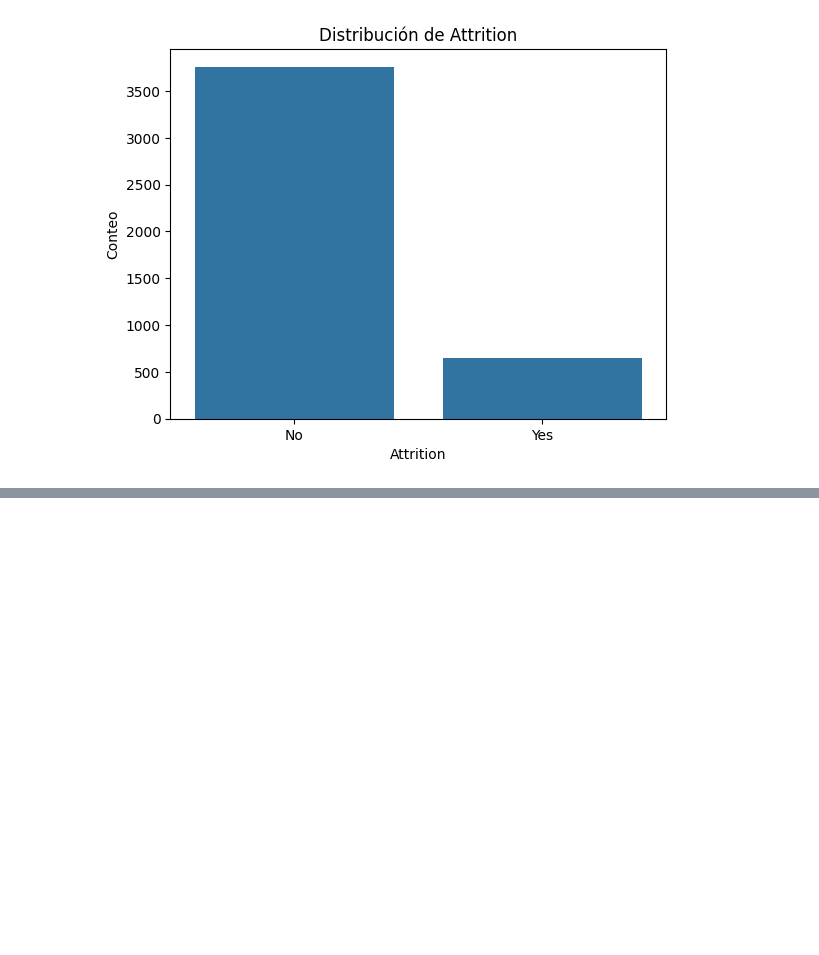
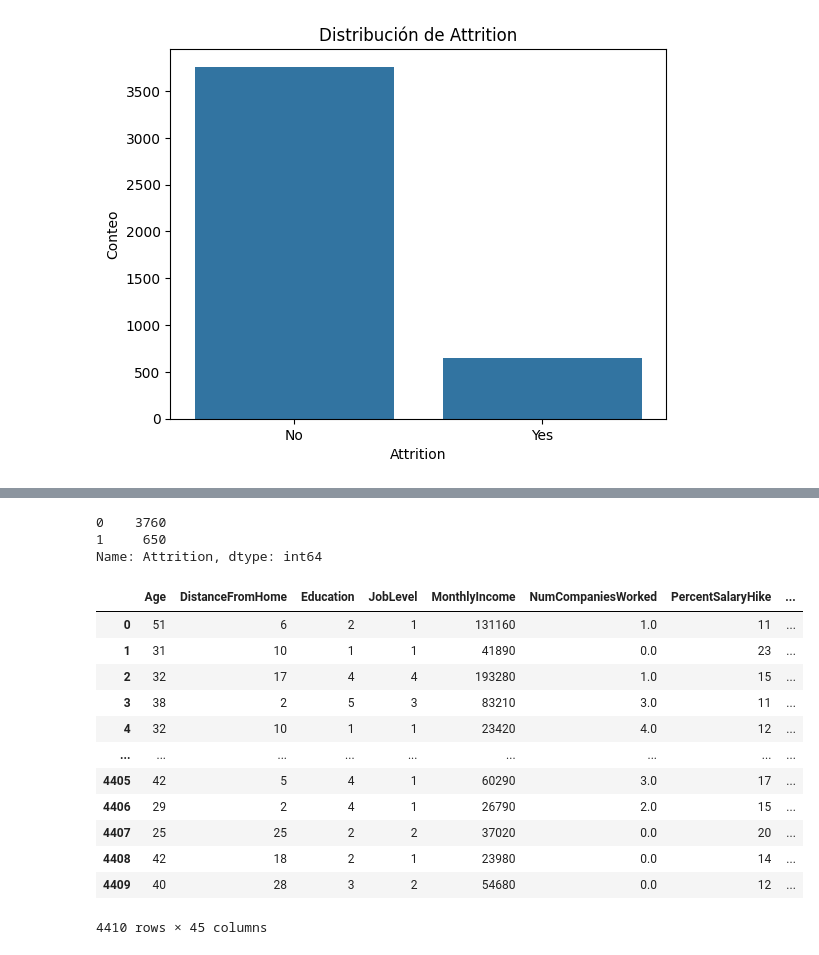
Before and after one commit to Laurahg22/Trabajo-analitica-RH, a Jupyter notebook: c_exploracion.ipynb, the cells around one changed output, grey strips where cells are left out. Saved outputs shown, nothing was run; the diff lists cells and outputs as text; code cells hidden in the pictures; blank space fills up the shorter version.

```diff
--- a/c_exploracion.ipynb
+++ b/c_exploracion.ipynb
@@ -216,0 +310,25 @@ plt.show()  # Mostrar el gráfico
+# %%
+df2015['Attrition'] = df2015['Attrition'].replace({'No': 0, 'Yes': 1})
+df2015['Attrition'].value_counts() # se aplica está función para ver la frecuencia de datos
+# %% [output]
+0    3760
+1     650
+Name: Attrition, dtype: int64
+# %%
+df2015 = df2015.drop(['retirementType','resignationReason'], axis=1)
+# %%
+df2015
+# %% [output]
+|  | Age | DistanceFromHome | Education | JobLevel | MonthlyIncome | NumCompaniesWorked | PercentSalaryHike | ... |
+| 0 | 51 | 6 | 2 | 1 | 131160 | 1.0 | 11 | ... |
+| 1 | 31 | 10 | 1 | 1 | 41890 | 0.0 | 23 | ... |
+| 2 | 32 | 17 | 4 | 4 | 193280 | 1.0 | 15 | ... |
+| 3 | 38 | 2 | 5 | 3 | 83210 | 3.0 | 11 | ... |
+| 4 | 32 | 10 | 1 | 1 | 23420 | 4.0 | 12 | ... |
+| ... | ... | ... | ... | ... | ... | ... | ... | ... |
+| 4405 | 42 | 5 | 4 | 1 | 60290 | 3.0 | 17 | ... |
+| 4406 | 29 | 2 | 4 | 1 | 26790 | 2.0 | 15 | ... |
+| 4407 | 25 | 25 | 2 | 2 | 37020 | 0.0 | 20 | ... |
+| 4408 | 42 | 18 | 2 | 1 | 23980 | 0.0 | 14 | ... |
+| 4409 | 40 | 28 | 3 | 2 | 54680 | 0.0 | 12 | ... |
+4410 rows × 45 columns
```
Also changed, not shown: parts of 15 cells of this notebook.
